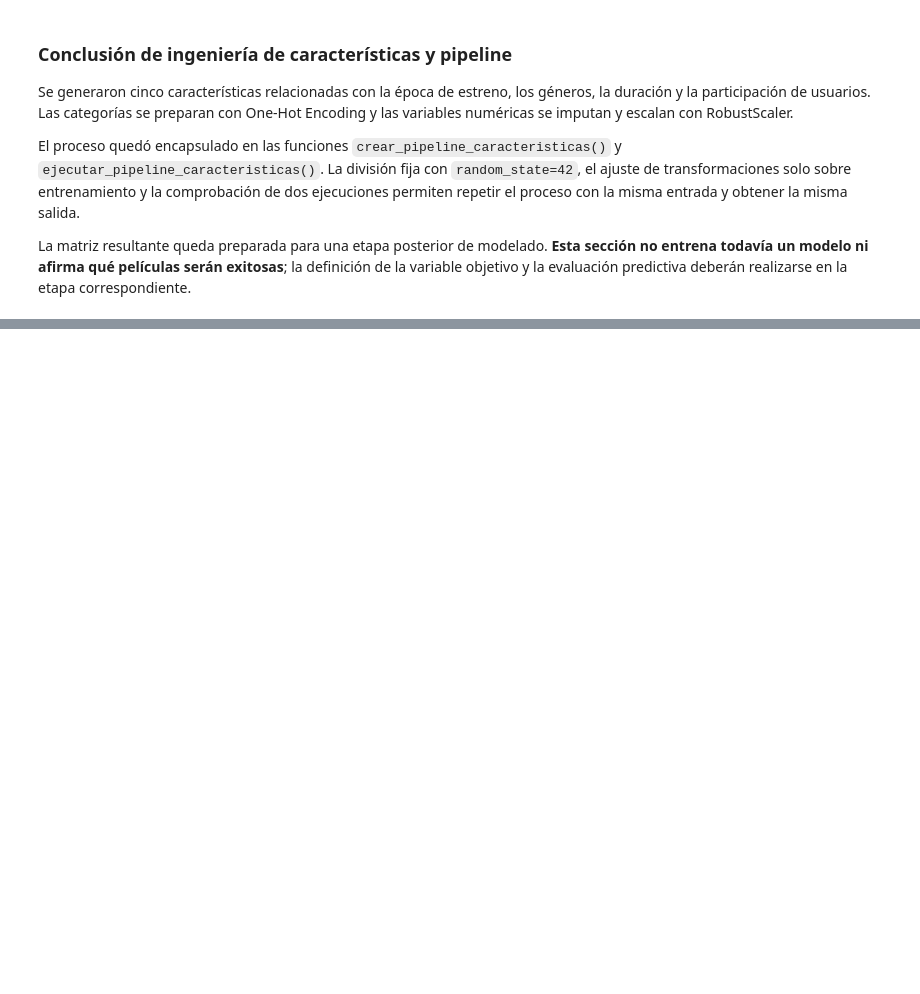
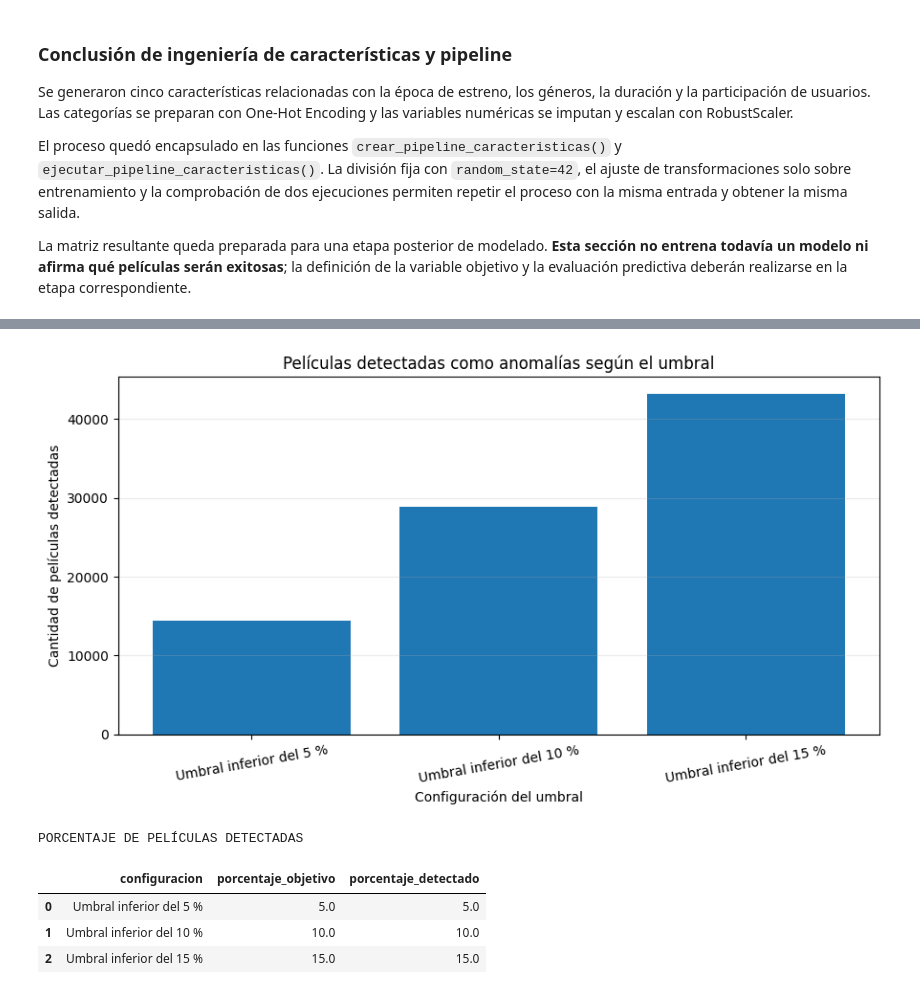
Before and after one commit to SantiCeballosM/mineria-datos-cine-exito, a Jupyter notebook: notebooks/Cine_Exito.ipynb, the cells around one changed output, grey strips where cells are left out. Saved outputs shown, nothing was run; the diff lists cells and outputs as text; code cells hidden in the pictures; blank space fills up the shorter version.

```diff
--- a/notebooks/Cine_Exito.ipynb
+++ b/notebooks/Cine_Exito.ipynb
@@ -2853,0 +3132,31 @@ La matriz resultante queda preparada para una etapa posterior de modelado. **Est
+# %%
+# ============================================================
+# 32.5.1 VISUALIZACIÓN DE LA COMPARACIÓN
+# ============================================================
+
+plt.figure(figsize=(9, 5))
+plt.bar(
+    comparacion_anomalias["configuracion"],
+    comparacion_anomalias["peliculas_detectadas"]
+)
+plt.title("Películas detectadas como anomalías según el umbral")
+plt.xlabel("Configuración del umbral")
+plt.ylabel("Cantidad de películas detectadas")
+plt.xticks(rotation=10)
+plt.grid(axis="y", alpha=0.25)
+plt.tight_layout()
+plt.show()
+
+print("PORCENTAJE DE PELÍCULAS DETECTADAS")
+display(
+    comparacion_anomalias[
+        ["configuracion", "porcentaje_objetivo", "porcentaje_detectado"]
+    ].round(3)
+)
+# %% [output]
+[figure, added]
+PORCENTAJE DE PELÍCULAS DETECTADAS
+|  | configuracion | porcentaje_objetivo | porcentaje_detectado |
+| 0 | Umbral inferior del 5 % | 5.0 | 5.0 |
+| 1 | Umbral inferior del 10 % | 10.0 | 10.0 |
+| 2 | Umbral inferior del 15 % | 15.0 | 15.0 |
```
Also changed, not shown: parts of 55 cells of this notebook.
